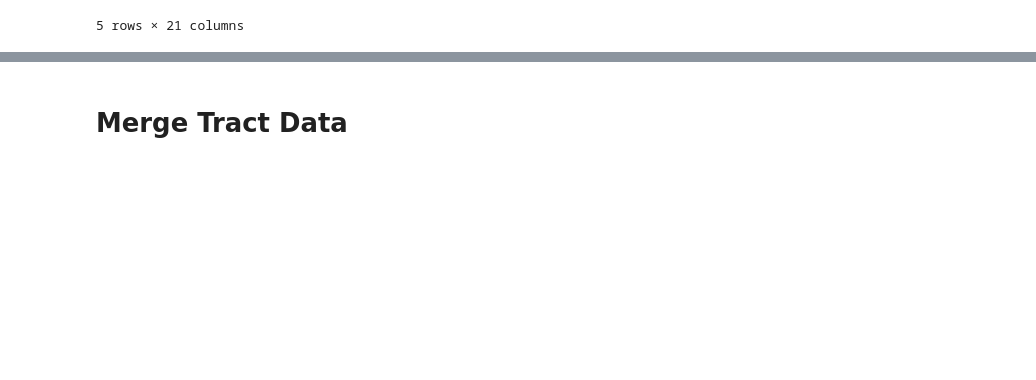
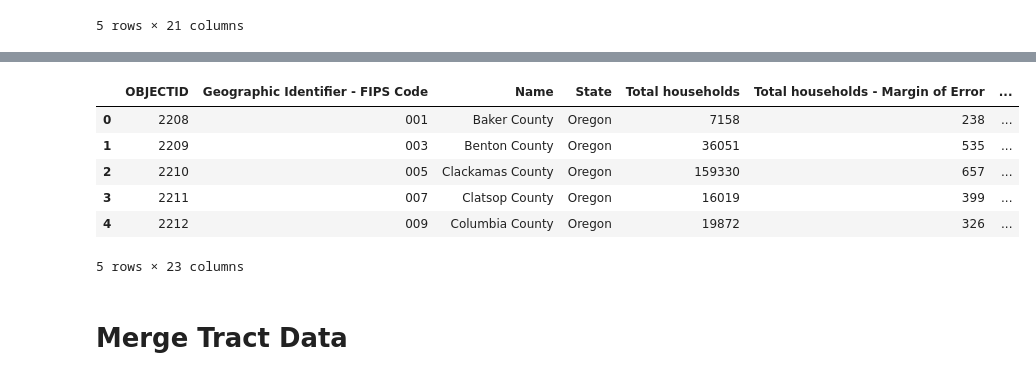
Before and after one commit to ethanheine/community-internet-access, a Jupyter notebook: analysis_testing.ipynb, the cells around one changed output, grey strips where cells are left out. Cells and saved outputs as stored; diff of their text form; code cells hidden in the pictures; blank space fills up the shorter version.

```diff
--- a/analysis_testing.ipynb
+++ b/analysis_testing.ipynb
@@ -105,5 +111,13 @@ merged_county_gdf = gpd.GeoDataFrame(merged_df, geometry='geometry')
 # %%
-merged_gdf.head()
+merged_county_gdf.head()
+# %% [output]
+|  | OBJECTID | Geographic Identifier - FIPS Code | Name | State | Total households | Total households - Margin of Error | ... |
+| 0 | 2208 | 001 | Baker County | Oregon | 7158 | 238 | ... |
+| 1 | 2209 | 003 | Benton County | Oregon | 36051 | 535 | ... |
+| 2 | 2210 | 005 | Clackamas County | Oregon | 159330 | 657 | ... |
+| 3 | 2211 | 007 | Clatsop County | Oregon | 16019 | 399 | ... |
+| 4 | 2212 | 009 | Columbia County | Oregon | 19872 | 326 | ... |
+5 rows × 23 columns
 # %% [markdown]
 # Merge Tract Data
 # %%
```
Also changed, not shown: parts of 12 cells of this notebook.
